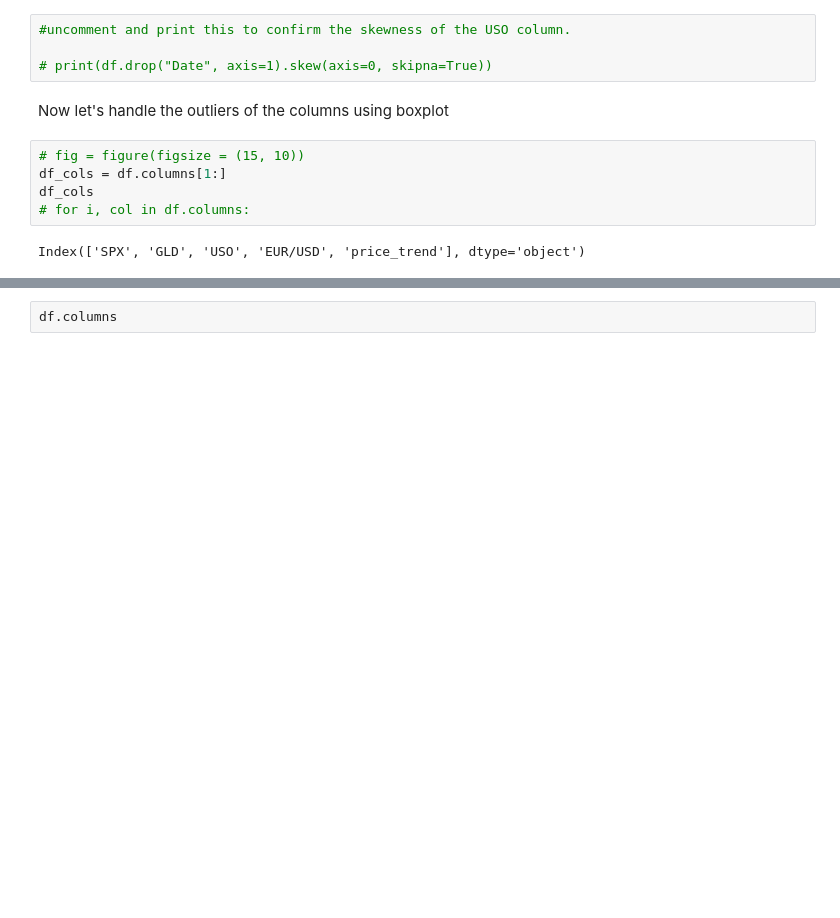
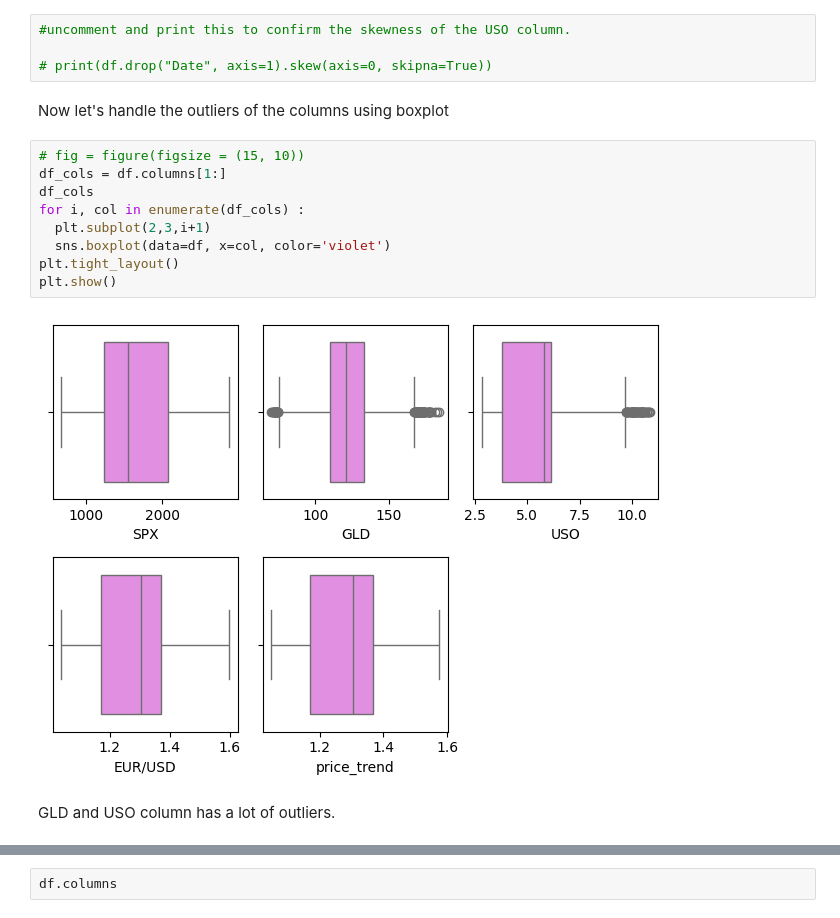
Before and after one commit to rizz045/Gold-Price-Prediction-using-Machine-Learning, a Jupyter notebook: Gold_Price_Prediction_using_Machine_Learning.ipynb, the cells around one changed output, grey strips where cells are left out. Cells and saved outputs as stored; diff of their text form; blank space fills up the shorter version.

```diff
--- a/Gold_Price_Prediction_using_Machine_Learning.ipynb
+++ b/Gold_Price_Prediction_using_Machine_Learning.ipynb
@@ -158,7 +158,13 @@ Now let's handle the outliers of the columns using boxplot
 # %%
 # fig = figure(figsize = (15, 10))
 df_cols = df.columns[1:]
 df_cols
-# for i, col in df.columns:
+for i, col in enumerate(df_cols) :
+  plt.subplot(2,3,i+1)
+  sns.boxplot(data=df, x=col, color='violet')
+plt.tight_layout()
+plt.show()
 # %% [output]
-Index(['SPX', 'GLD', 'USO', 'EUR/USD', 'price_trend'], dtype='object')
+[figure, added]
+# %% [markdown]
+GLD and USO column has a lot of outliers.
```
Also changed, not shown: parts of 10 cells of this notebook.
